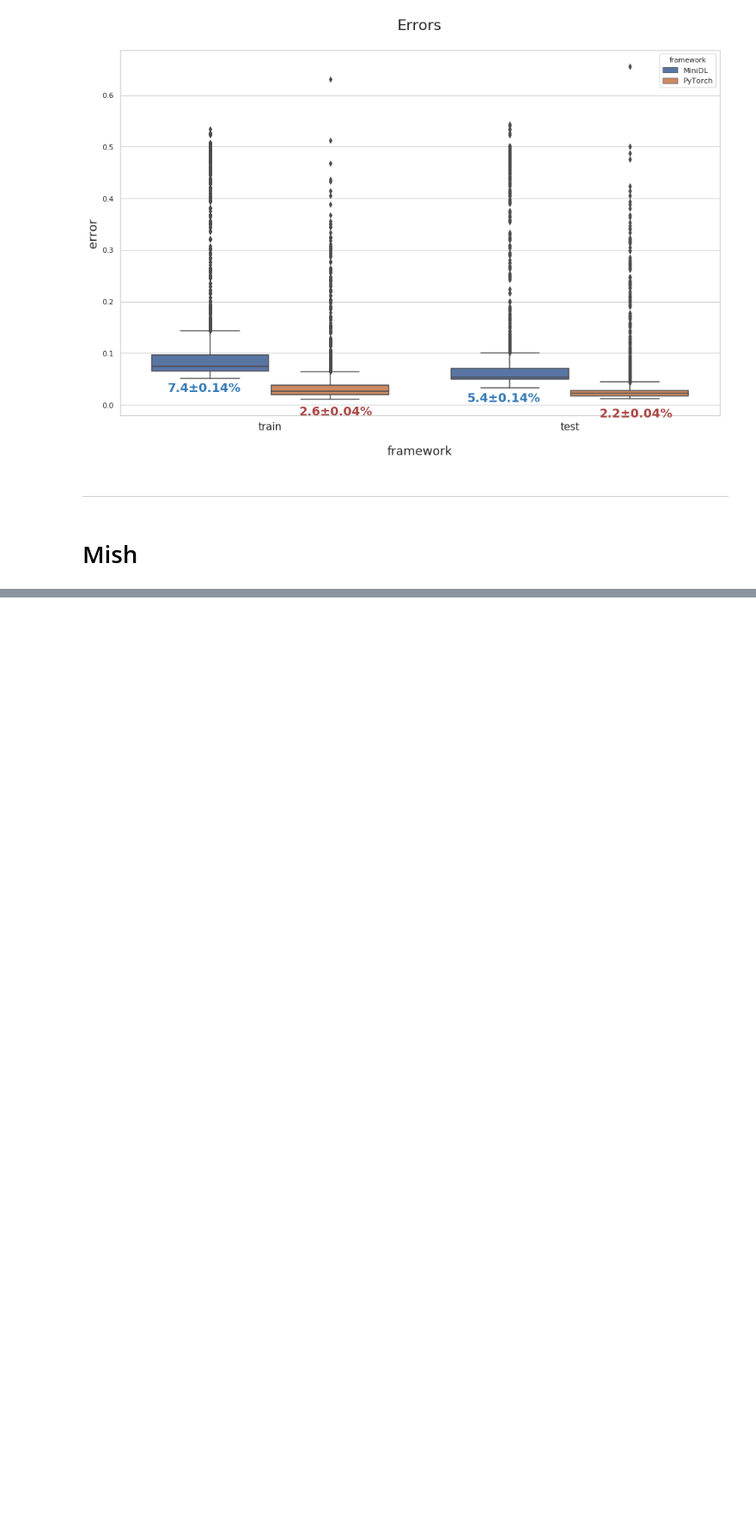
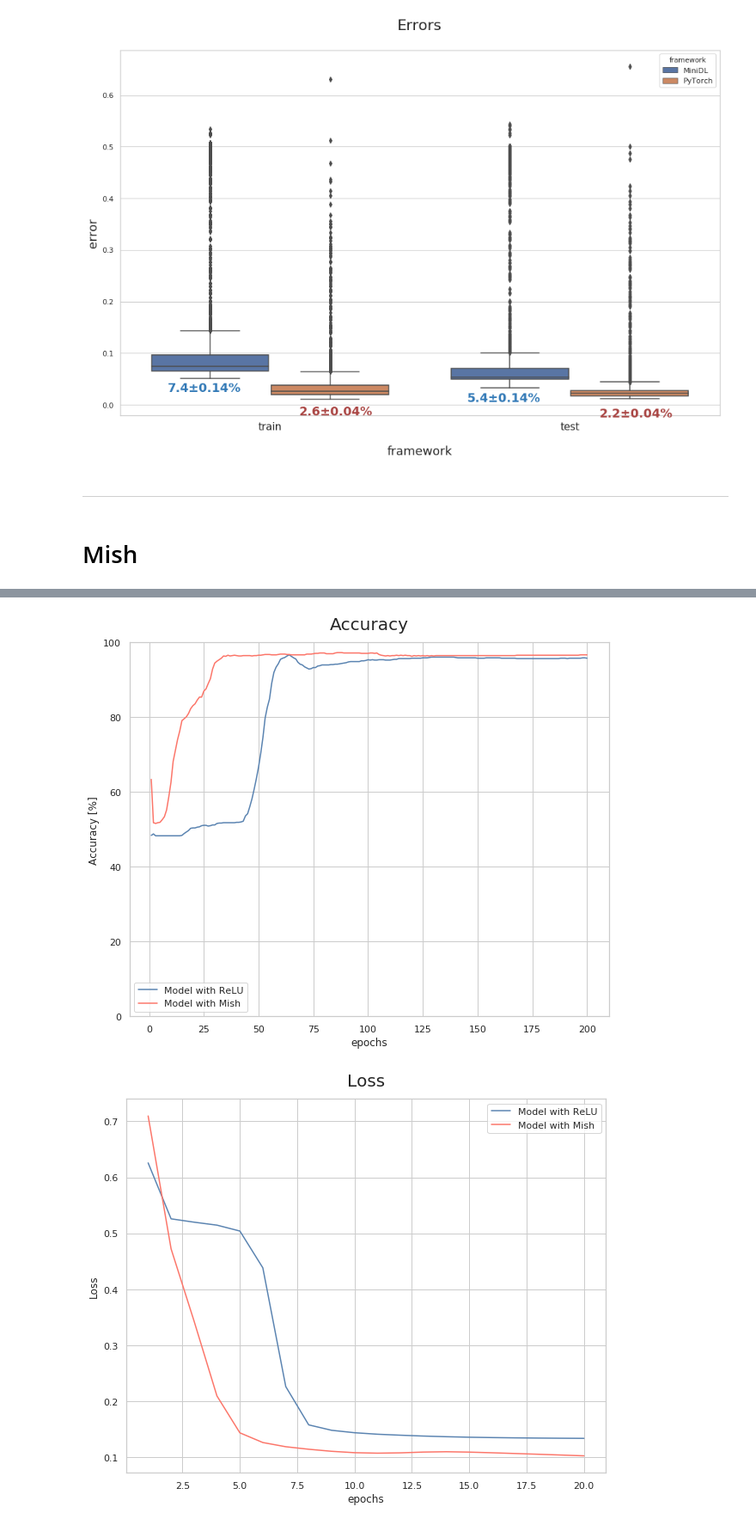
Before and after one commit to INFOPAUL/DeepLearning_Proj2, a Jupyter notebook: plots.ipynb, the cells around one changed output, grey strips where cells are left out. Shown at 86% size. Saved outputs shown, nothing was run; the diff lists cells and outputs as text; code cells hidden in the pictures; blank space fills up the shorter version.

```diff
--- a/plots.ipynb
+++ b/plots.ipynb
@@ -84,7 +84,7 @@ def collect_data_minidl_framework(num_runs):
     df.to_csv("data/dfs/minidl_framework.csv", index=False)
     return df
 # %%
-def minidl_framework(verbose=0, plot=False):
+def minidl_framework(verbose=0, plot=False, lr=0.05, activation_fn=Relu):
 
     layers =[]
     # input layer (2 input units)
@@ -100,11 +100,11 @@ def minidl_framework(verbose=0, plot=False):
 
 
     layers.append(linear1)
-    layers.append(Relu())
+    layers.append(activation_fn())
     layers.append(linear2)
-    layers.append(Relu())
+    layers.append(activation_fn())
     layers.append(linear3)
-    layers.append(Relu())
+    layers.append(activation_fn())
     layers.append(linear4)
     layers.append(Tanh())
     layers.append(linear5)
@@ -186,7 +186,7 @@ def minidl_framework(verbose=0, plot=False):
             IPyDisplay.clear_output(wait=True)
             IPyDisplay.display(plt.gcf())
             plt.close();
-            time.sleep(0.1)
+            sleep(0.1)
 
     if verbose: print(ret_val)
 
@@ -586,23 +503,29 @@ AttributeError: 'builtin_function_or_method' object has no attribute 'sleep'
+# %%
+epochs_, train_losses, test_losses, train_accuracies, test_accuracies, train_errors, test_errors = minidl_framework(verbose=0, plot=False, lr=0.05, activation_fn=Relu)
+epochs2, train_losses2, test_losses2, train_accuracies2, test_accuracies2, train_errors2, test_errors2 = minidl_framework(verbose=0, plot=False, lr=0.1, activation_fn=Mish)
 # %%
 fig, ax = plt.subplots(figsize=(10,8))
-sns.lineplot(np.arange(1, len(accuracies)+1), [a.item()*100 for a in accuracies], ax=ax, color="#5B84B1FF", label="Model with ReLU");
-sns.lineplot(np.arange(1, len(accuracies2)+1), [a.item()*100 for a in accuracies2], ax=ax, color="#FC766AFF", label="Model with Mish");
+sns.lineplot(np.arange(1, len(test_accuracies)+1), [a*100 for a in test_accuracies], ax=ax, color="#5B84B1FF", label="Model with ReLU");
+sns.lineplot(np.arange(1, len(test_accuracies2)+1), [a*100 for a in test_accuracies2], ax=ax, color="#FC766AFF", label="Model with Mish");
 #sns.lineplot(x="epoch", y="train_loss", data=df, ax=ax, color="blue", label="train");
 ax.set_xlabel("epochs");ax.set_ylabel("Accuracy [%]");ax.set_title("Accuracy", fontdict={"fontsize":20, "fontweight":1}, pad=15);
 ax.set_ylim(0,100);
 #ax.legend();
 
 fig, ax = plt.subplots(figsize=(10,8))
-sns.lineplot(np.arange(1, len(losses[::train_data.size(0)//batch_size])+1), [a.item() for a in losses[::train_data.size(0)//batch_size]], ax=ax, color="#5B84B1FF", label="Model with ReLU");
-sns.lineplot(np.arange(1, len(losses2[::train_data.size(0)//batch_size])+1), [a.item() for a in losses2[::train_data.size(0)//batch_size]], ax=ax, color="#FC766AFF", label="Model with Mish");
+sns.lineplot(np.arange(1, len(test_losses[::train_data.size(0)//batch_size])+1), [a for a in test_losses[::train_data.size(0)//batch_size]], ax=ax, color="#5B84B1FF", label="Model with ReLU");
+sns.lineplot(np.arange(1, len(test_losses2[::train_data.size(0)//batch_size])+1), [a for a in test_losses2[::train_data.size(0)//batch_size]], ax=ax, color="#FC766AFF", label="Model with Mish");
 #sns.lineplot(x="epoch", y="train_loss", data=df, ax=ax, color="blue", label="train");
 ax.set_xlabel("epochs");ax.set_ylabel("Loss");ax.set_title("Loss", fontdict={"fontsize":20, "fontweight":1}, pad=15);
 #ax.legend();
 
 fig, ax = plt.subplots(figsize=(10,8))
-sns.lineplot(np.arange(1, len(errors)+1), [a.item()*100 for a in errors], ax=ax, color="#5B84B1FF", label="Model with ReLU");
-sns.lineplot(np.arange(1, len(errors2)+1), [a.item()*100 for a in errors2], ax=ax, color="#FC766AFF", label="Model with Mish");
+sns.lineplot(np.arange(1, len(test_errors)+1), [a*100 for a in test_errors], ax=ax, color="#5B84B1FF", label="Model with ReLU");
+sns.lineplot(np.arange(1, len(test_errors2)+1), [a*100 for a in test_errors2], ax=ax, color="#FC766AFF", label="Model with Mish");
 #sns.lineplot(x="epoch", y="train_loss", data=df, ax=ax, color="blue", label="train");
 ax.set_xlabel("epochs");ax.set_ylabel("Error [%]");ax.set_title("Error", fontdict={"fontsize":20, "fontweight":1}, pad=15);
 ax.set_ylim(0,100);
 #ax.legend();
+# %% [output]
+[figure, added]
+[figure, added]
```
Also changed, not shown: parts of 9 cells of this notebook, 4 other files.
